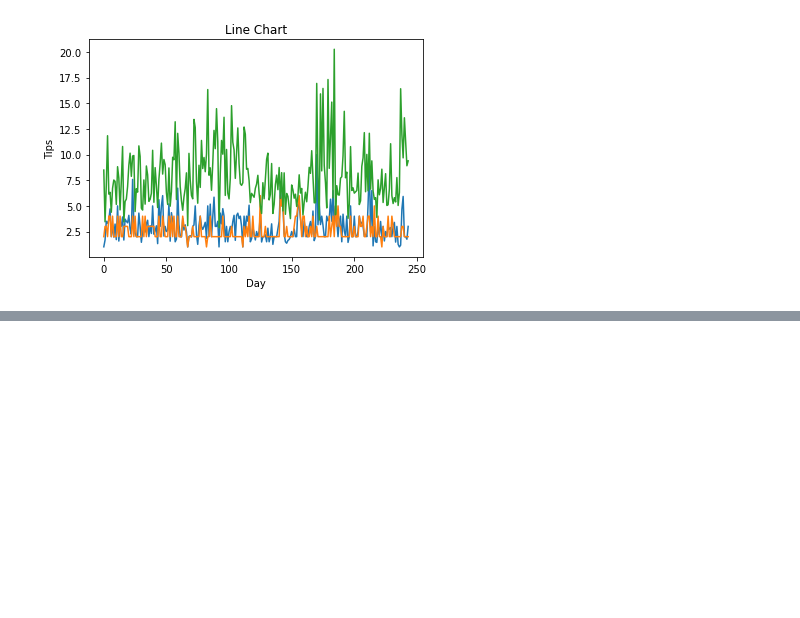
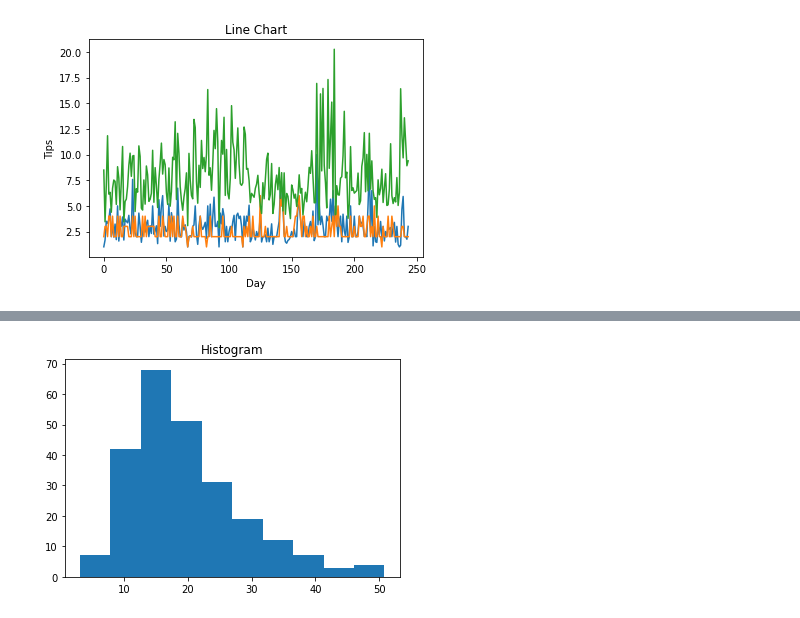
Before and after one commit to PRANAV40/Data_Visulization, a Jupyter notebook: Data_Visualization.ipynb, the cells around one changed output, grey strips where cells are left out. Drawn from its saved outputs; the diff is of its cells as text; code cells hidden in the pictures; blank space fills up the shorter version.

```diff
--- a/Data_Visualization.ipynb
+++ b/Data_Visualization.ipynb
@@ -49,0 +61,8 @@ plt.show()
+# %%
+plt.hist(data['total_bill'])
+
+plt.title("Histogram")
+
+plt.show()
+# %% [output]
+[figure, added]
```
Also changed, not shown: parts of 1 cell of this notebook.
